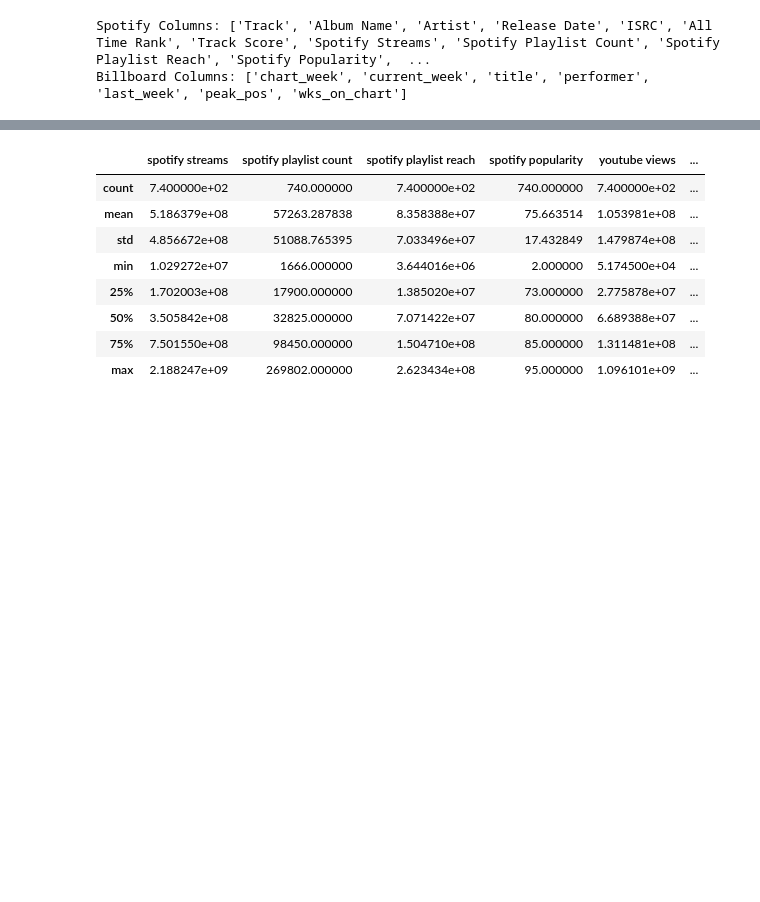
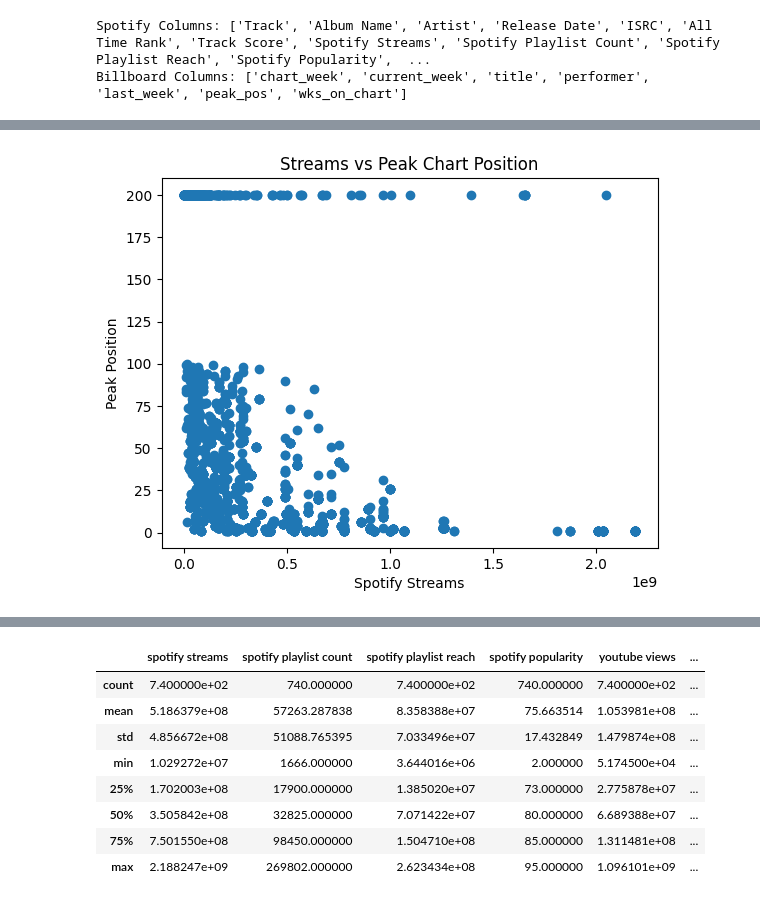
Before and after one commit to jasons1142/cs506final-project, a Jupyter notebook: notebooks/01_data_cleaning_(1).ipynb, the cells around one changed output, grey strips where cells are left out. Cells and saved outputs as stored; diff of their text form; code cells hidden in the pictures; blank space fills up the shorter version.

```diff
--- a/notebooks/01_data_cleaning_(1).ipynb
+++ b/notebooks/01_data_cleaning_(1).ipynb
@@ -43,0 +308,8 @@ for df in [spotify, billboard]:
+# %%
+plt.scatter(final['spotify_streams'], final['peak_pos'])
+plt.xlabel("Spotify Streams")
+plt.ylabel("Peak Position")
+plt.title("Streams vs Peak Chart Position")
+plt.show()
+# %% [output]
+[figure, added]
```
Also changed, not shown: parts of 22 cells of this notebook.
